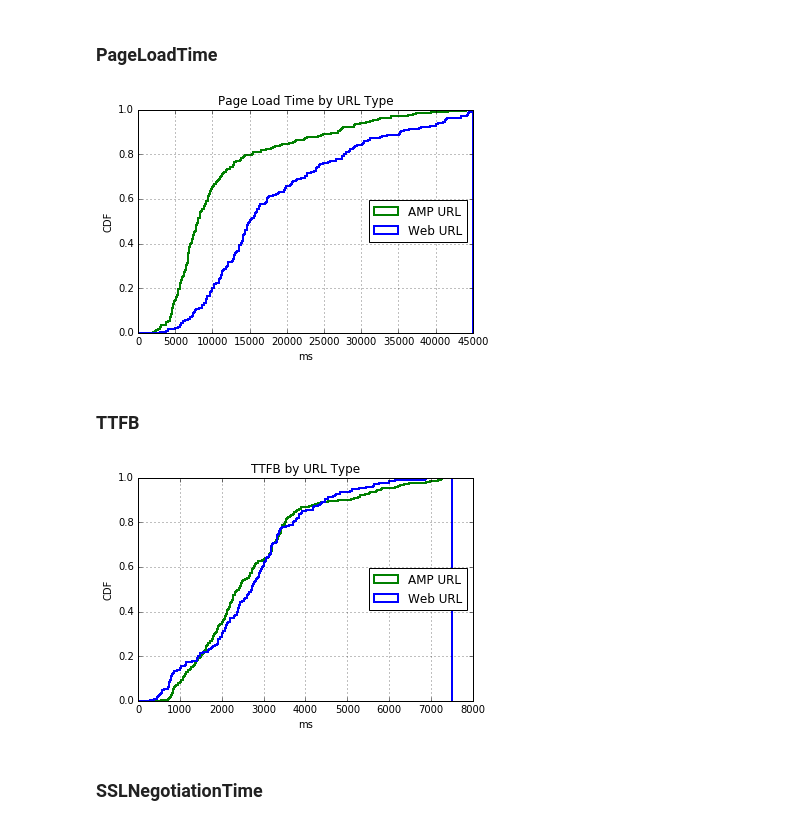
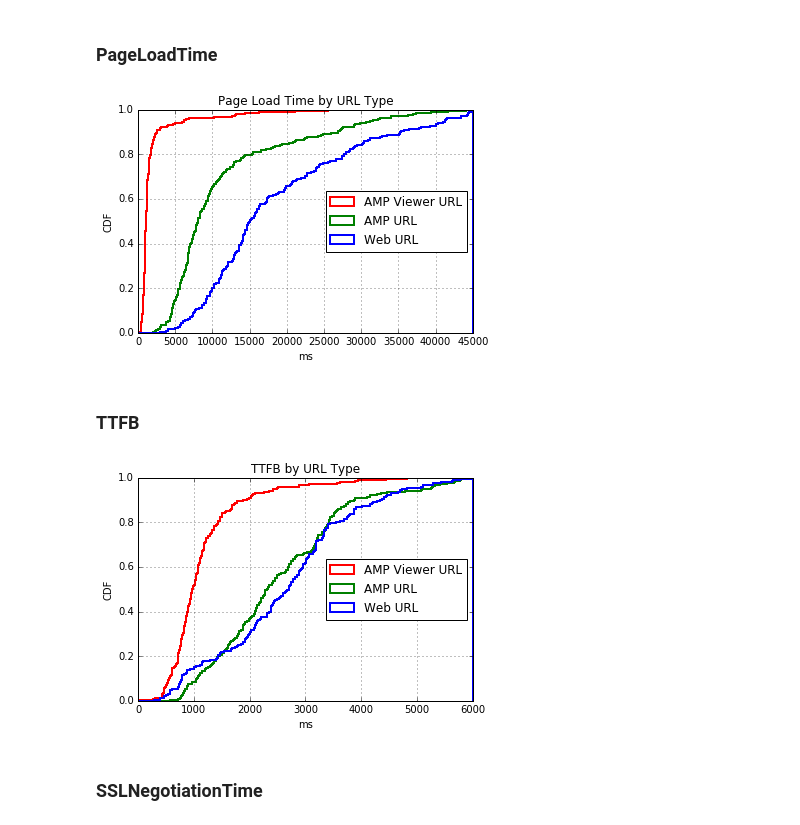
Before and after one commit to AFRINIC-Labs/content-africa-study, a Jupyter notebook: ampproject-study/Data-Analysis.ipynb, the cells around one changed output. Drawn from its saved outputs; the diff is of its cells as text; code cells hidden in the pictures.

```diff
--- a/ampproject-study/Data-Analysis.ipynb
+++ b/ampproject-study/Data-Analysis.ipynb
@@ -89,10 +89,9 @@ df_ori_amp_results = df_ori_amp_results[(df_ori_amp_results.HTTPStatus == '200')
 
 df_amp_viewer_results = pd.read_csv('data/amp_viewer_url_results-1707201.csv', sep='|', encoding='utf-8',
                                     keep_default_na=False)
-# df_amp_viewer_results = df_amp_viewer_results[(df_amp_viewer_results.HTTPStatus == '200') &
-#                                               (df_amp_viewer_results.StatusText == 'OK') &
-#                                               (df_amp_viewer_results['InitialConnection'] > 0) &
-#                                               (df_amp_viewer_results['DNSLookupTime'] > 0)] # &(df_amp_viewer_results['TotalDownloadedBytes'] < 15000000)]
+df_amp_viewer_results = df_amp_viewer_results[(df_amp_viewer_results.HTTPStatus == '200') &
+                                               (df_amp_viewer_results.StatusText == 'OK') &
+                                               (df_amp_viewer_results['PageLoadTime'] != '0')]
 
 # df_amp_cdn_results = pd.read_csv('data/amp_cdn_url_results.csv', sep='|', encoding='utf-8',
 #                                  keep_default_na=False,
@@ -217,10 +232,13 @@ AttributeError: 'NoneType' object has no attribute 'update'
 n_bins = 500
 
 fig, ax = plt.subplots(figsize=(6, 4))
-labels = ['Web URL', 'AMP URL']
+labels = ['Web URL', 'AMP URL', 'AMP Viewer URL']
 
 # plot the cumulative histogram
-n, bins, patches = ax.hist([df_size1['PageLoadTime'].values, df_size2['PageLoadTime'].values],
+n, bins, patches = ax.hist([df_size1['PageLoadTime'].values,
+                            df_size2['PageLoadTime'].values,
+                            df_size3['PageLoadTime'].astype(np.int)
+                           ],
                            n_bins, density=1, histtype='step', linewidth=2, range=[0,45000],
                            cumulative=True, label=labels)
 
@@ -234,31 +252,33 @@ ax.set_ylabel('CDF')
 plt.savefig("data/plots/CDF_PageLoadTime.pdf")
 plt.show()
 # %% [output]
-[figure, old version]
+[figure, new version]
 # %% [markdown]
 ### TTFB
 # %%
 n_bins = 500
 
 fig, ax = plt.subplots(figsize=(6, 4))
-labels = ['Web URL', 'AMP URL']
+labels = ['Web URL', 'AMP URL', 'AMP Viewer URL']
 
 # plot the cumulative histogram
-n, bins, patches = ax.hist([df_size1['TTFB'], df_size2['TTFB']],
-                           n_bins, density=1, histtype='step', linewidth=2, range=[0,7500],
+n, bins, patches = ax.hist([df_size1['TTFB'],
+                            df_size2['TTFB'],
+                            df_size3['TTFB'].astype(np.int)],
+                           n_bins, density=1, histtype='step', linewidth=2, range=[0,6000],
                            cumulative=True, label=labels)
 
 # tidy up the figure
 ax.grid(True)
 ax.legend(loc='right')
 ax.set_title('TTFB by URL Type')
 ax.set_xlabel('ms')
 ax.set_ylabel('CDF')
 
 plt.savefig("data/plots/CDF_TTFB.pdf")
 plt.show()
 # %% [output]
-[figure, old version]
+[figure, new version]
 # %% [markdown]
 ### SSLNegotiationTime
 # %%
```
Also changed, not shown: parts of 5 cells of this notebook, 10 other files.
